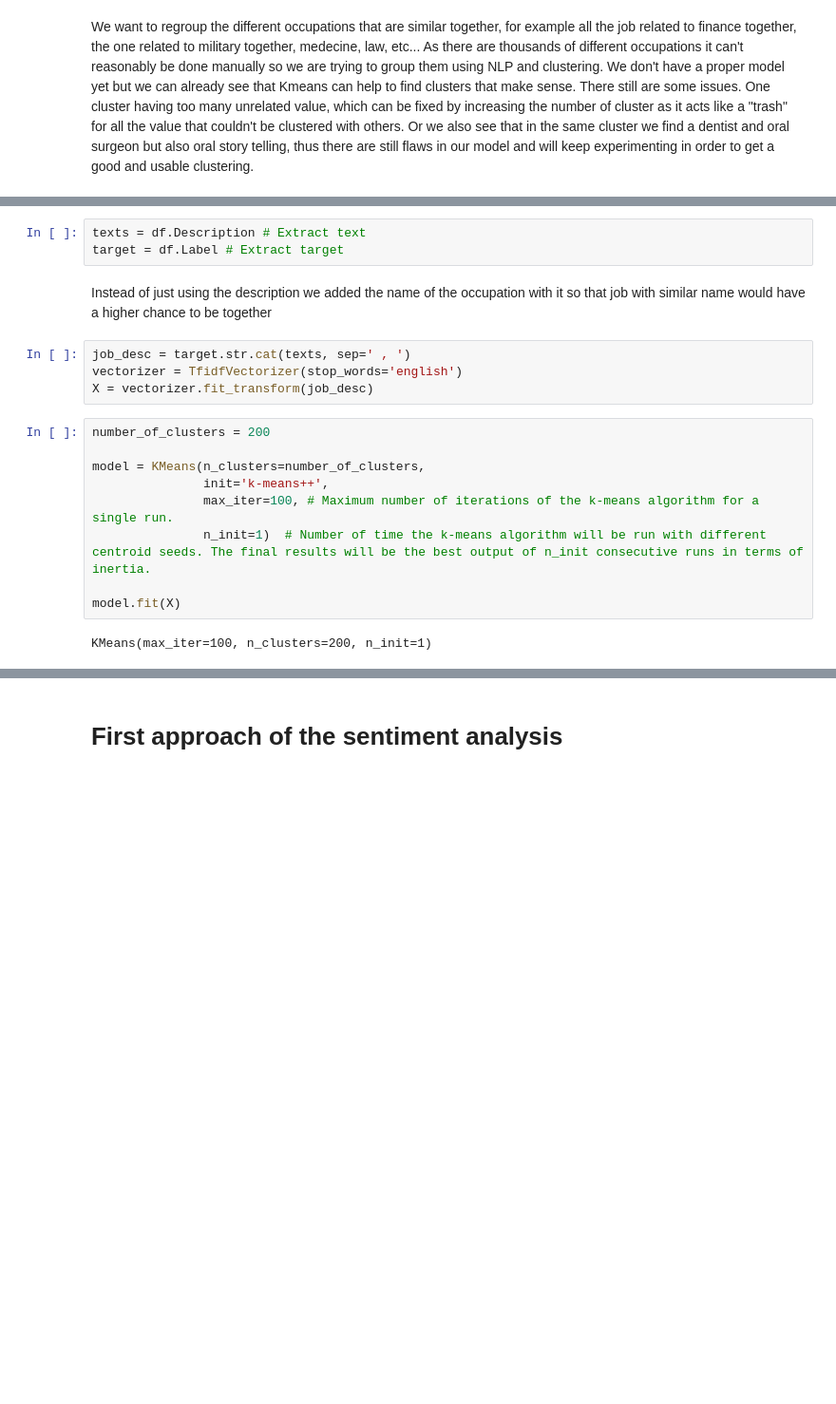
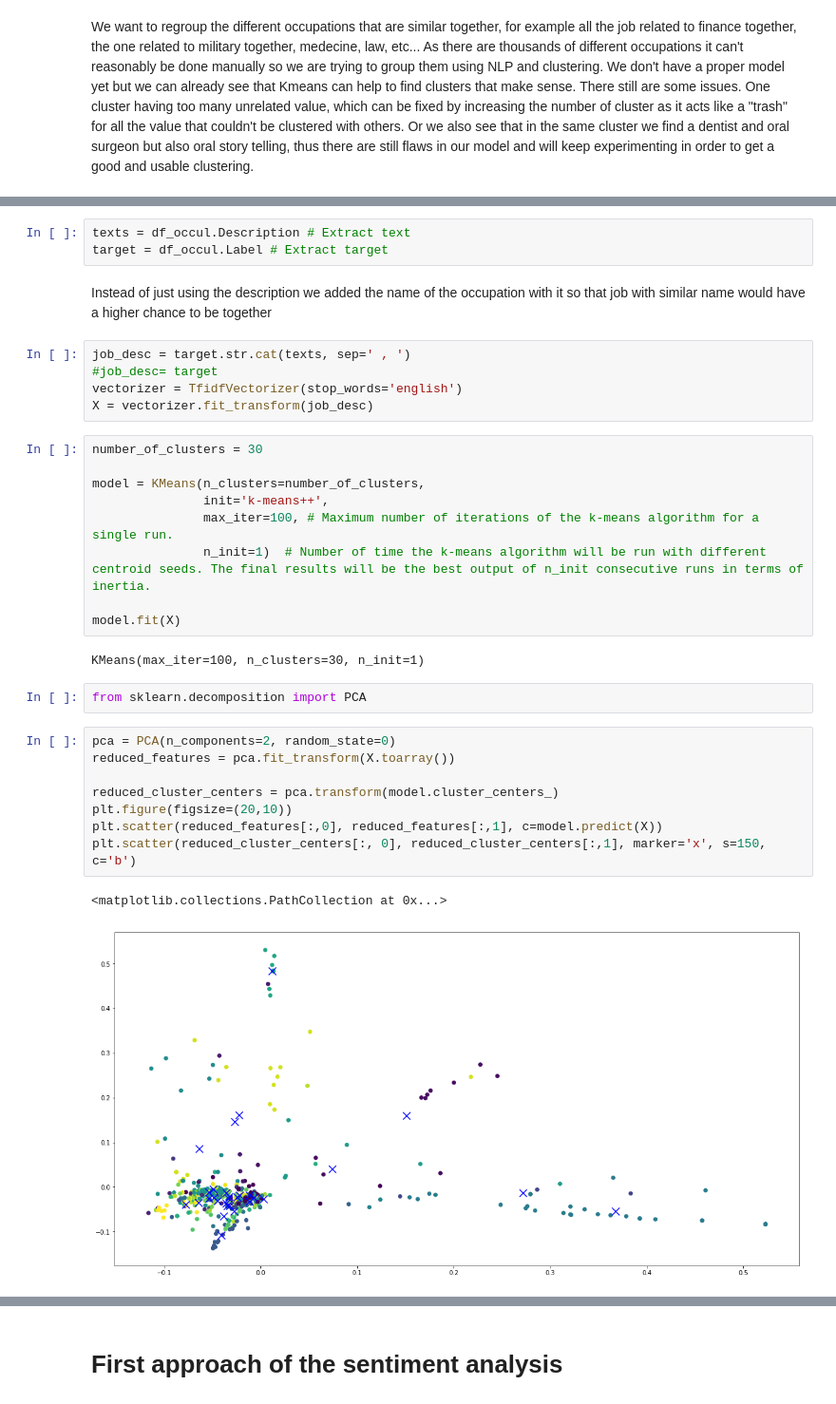
Before and after one commit to epfl-ada/ada-2021-project-abracadabra, a Jupyter notebook: Milestone 2.ipynb, the cells around one changed output, grey strips where cells are left out. Shown at 95% size. Cells and saved outputs as stored; diff of their text form; blank space fills up the shorter version.

```diff
--- a/Milestone 2.ipynb
+++ b/Milestone 2.ipynb
@@ -589,14 +657,15 @@ df.head()
 # %%
-texts = df.Description # Extract text
-target = df.Label # Extract target
+texts = df_occul.Description # Extract text
+target = df_occul.Label # Extract target
 # %% [markdown]
 Instead of just using the description we added the name of the occupation with it so that job with similar name would have a higher chance to be together
 # %%
 job_desc = target.str.cat(texts, sep=' , ')
+#job_desc= target
 vectorizer = TfidfVectorizer(stop_words='english')
 X = vectorizer.fit_transform(job_desc)
 # %%
-number_of_clusters = 200
+number_of_clusters = 30
 
 model = KMeans(n_clusters=number_of_clusters,
                init='k-means++',
@@ -605,6 +674,19 @@ model = KMeans(n_clusters=number_of_clusters,
 
 model.fit(X)
 # %% [output]
-KMeans(max_iter=100, n_clusters=200, n_init=1)
+KMeans(max_iter=100, n_clusters=30, n_init=1)
+# %%
+from sklearn.decomposition import PCA
+# %%
+pca = PCA(n_components=2, random_state=0)
+reduced_features = pca.fit_transform(X.toarray())
+
+reduced_cluster_centers = pca.transform(model.cluster_centers_)
+plt.figure(figsize=(20,10))
+plt.scatter(reduced_features[:,0], reduced_features[:,1], c=model.predict(X))
+plt.scatter(reduced_cluster_centers[:, 0], reduced_cluster_centers[:,1], marker='x', s=150, c='b')
+# %% [output]
+<matplotlib.collections.PathCollection at 0x...>
+[figure, added]
 # %%
 lab = model.labels_
```
Also changed, not shown: parts of 27 cells of this notebook.
